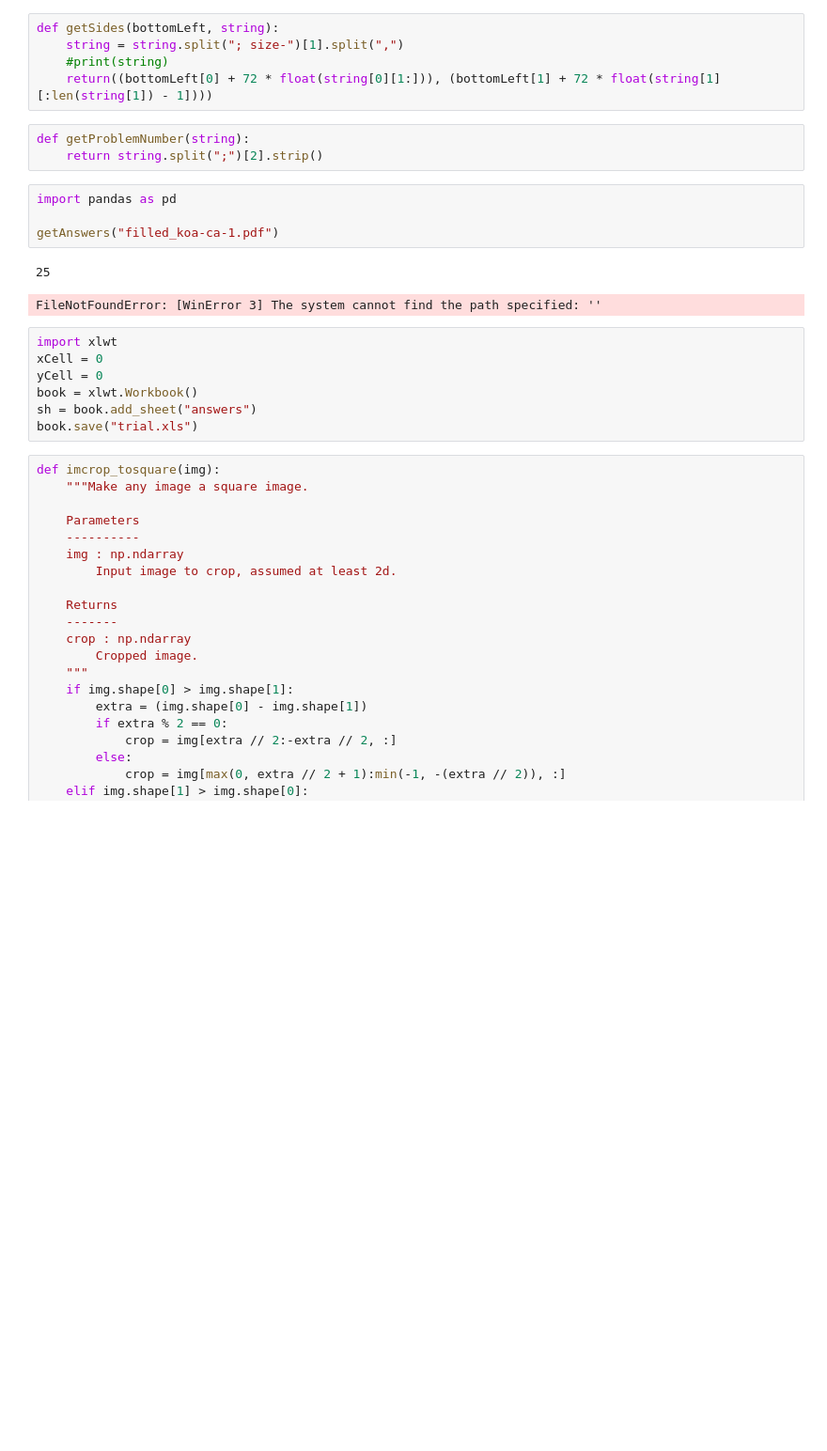
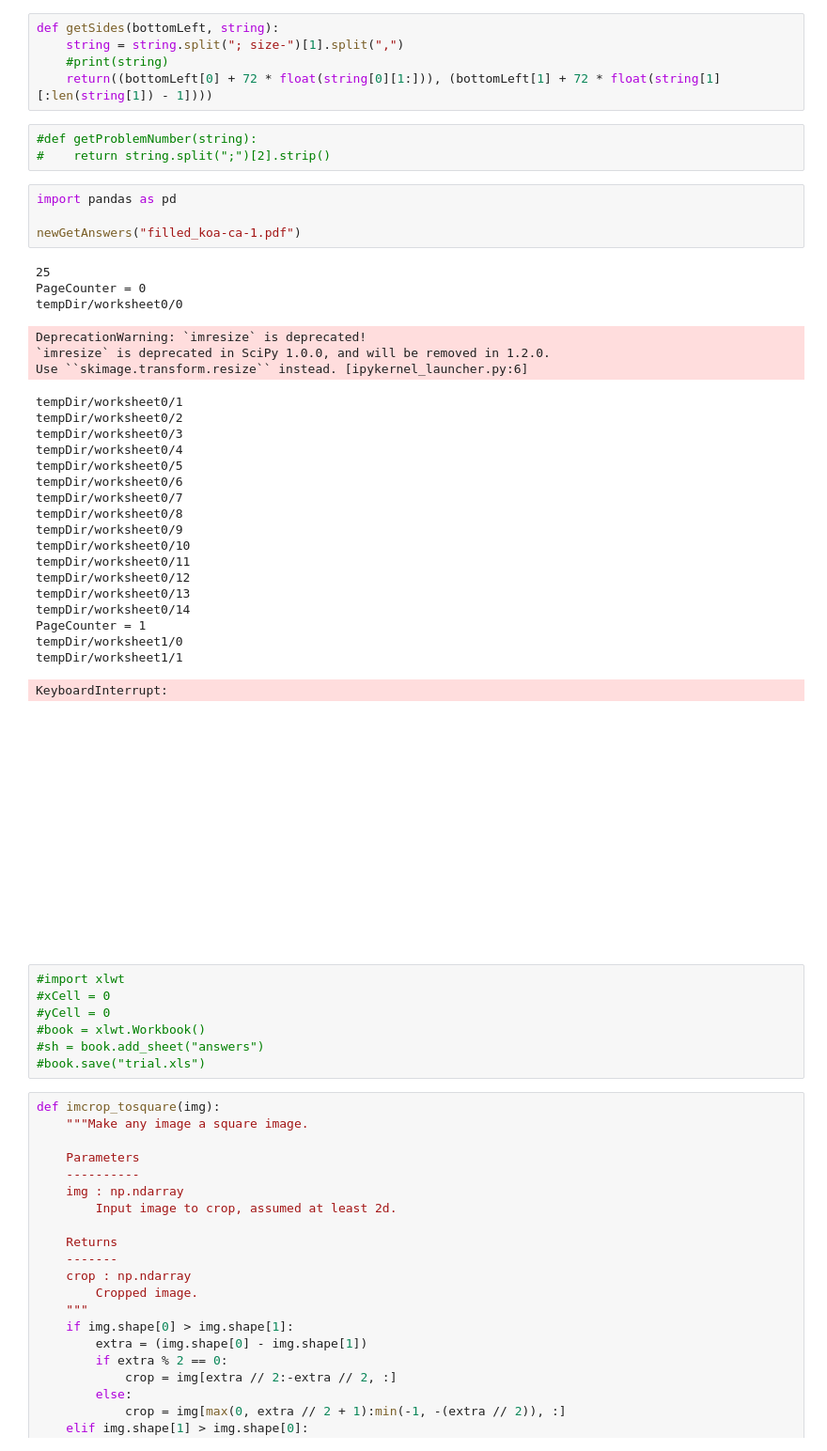
Before and after one commit to jamesijw23/image_recognition, a Jupyter notebook: get_image.ipynb, the cells around one changed output. Shown at 94% size. Saved outputs shown, nothing was run; the diff lists cells and outputs as text; blank space fills up the shorter version.

```diff
--- a/get_image.ipynb
+++ b/get_image.ipynb
@@ -207,22 +192,45 @@ def getSides(bottomLeft, string):
     #print(string)
     return((bottomLeft[0] + 72 * float(string[0][1:])), (bottomLeft[1] + 72 * float(string[1][:len(string[1]) - 1])))
 # %%
-def getProblemNumber(string):
-    return string.split(";")[2].strip()
+#def getProblemNumber(string):
+#    return string.split(";")[2].strip()
 # %%
 import pandas as pd
 
-getAnswers("filled_koa-ca-1.pdf")
+newGetAnswers("filled_koa-ca-1.pdf")
 # %% [output]
 25
+PageCounter = 0
+tempDir/worksheet0/0
-FileNotFoundError: [WinError 3] The system cannot find the path specified: ''
+DeprecationWarning: `imresize` is deprecated!
+`imresize` is deprecated in SciPy 1.0.0, and will be removed in 1.2.0.
+Use ``skimage.transform.resize`` instead. [ipykernel_launcher.py:6]
+tempDir/worksheet0/1
+tempDir/worksheet0/2
+tempDir/worksheet0/3
+tempDir/worksheet0/4
+tempDir/worksheet0/5
+tempDir/worksheet0/6
+tempDir/worksheet0/7
+tempDir/worksheet0/8
+tempDir/worksheet0/9
+tempDir/worksheet0/10
+tempDir/worksheet0/11
+tempDir/worksheet0/12
+tempDir/worksheet0/13
+tempDir/worksheet0/14
+PageCounter = 1
+tempDir/worksheet1/0
+tempDir/worksheet1/1
+KeyboardInterrupt:
+[figure, added]
 # %%
-import xlwt
-xCell = 0
-yCell = 0
-book = xlwt.Workbook()
-sh = book.add_sheet("answers")
-book.save("trial.xls")
+#import xlwt
+#xCell = 0
+#yCell = 0
+#book = xlwt.Workbook()
+#sh = book.add_sheet("answers")
+#book.save("trial.xls")
 # %%
 def imcrop_tosquare(img):
     """Make any image a square image.
```
Also changed, not shown: parts of 6 cells of this notebook.
